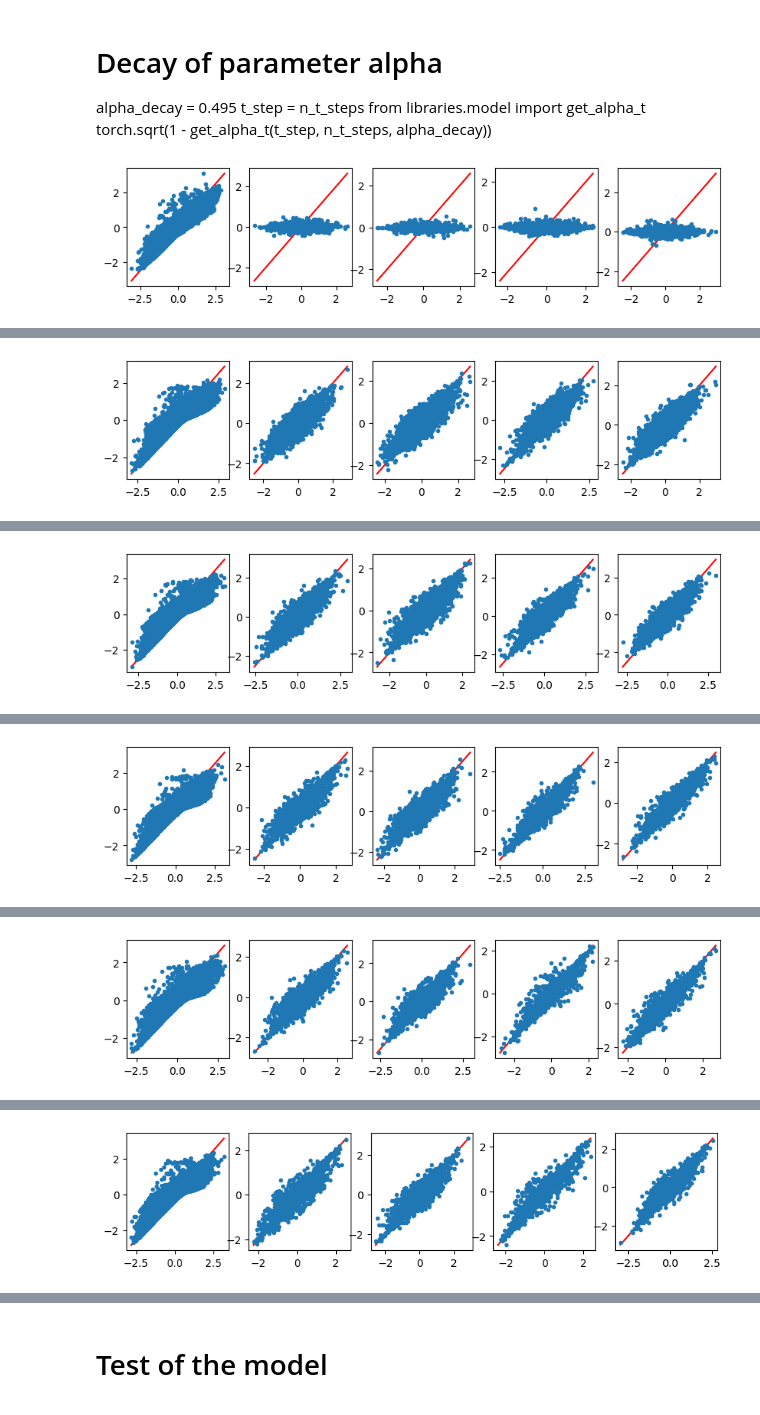
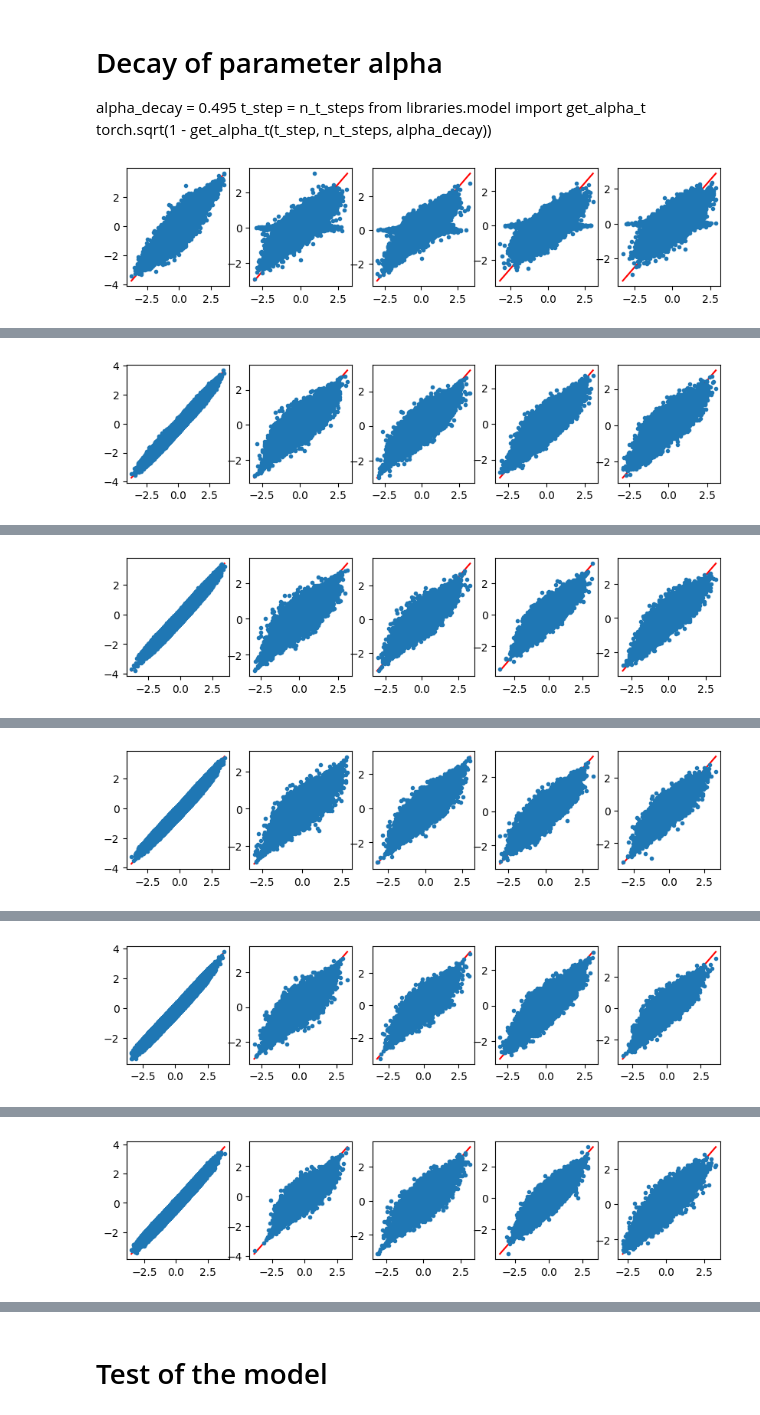
Before and after one commit to CibranLopez/GenerativeModels, a Jupyter notebook: model-training.ipynb, the cells around one changed output, grey strips where cells are left out. Saved outputs shown, nothing was run; the diff lists cells and outputs as text; code cells hidden in the pictures.

```diff
--- a/model-training.ipynb
+++ b/model-training.ipynb
@@ -54,8 +54,8 @@ target_folder
 # %%
 # Machine-learning parameters
-n_epochs      = 2000
+n_epochs      = 100
 batch_size    = 64
-learning_rate = 0.00005
+learning_rate = 0.0001
 patience      = n_epochs
 delta         = 0.2
 check_labels  = False  # Whether to train-test split attending to labels or not
@@ -67,12 +67,12 @@ n_t_steps = 500
 sigma = 0  # Zero for training purposes
 
 # Decay of parameter alpha
-noise_contribution = 0.05
+noise_contribution = 0.1
 alpha_decay = 0.5 * (1 - noise_contribution**2)
 
 # Dropouts for node and edge models (independent of each other)
-dropout_node = 0
-dropout_edge = 0
+dropout_node = 0.1
+dropout_edge = 0.1
 
 # Create and save as a dictionary
 model_parameters = {
@@ -394,8 +394,8 @@ for epoch in range(n_epochs):
 
             # Calculate the losses for node features and edge attributes
             node_losses, edge_loss = get_graph_losses(e_batch_t, pred_epsilon_t)
-            node_losses = [loss * 100 for loss in node_losses]
-            edge_loss  *= 100
+            #node_losses = [loss * 100 for loss in node_losses]
+            #edge_loss  *= 100
 
             # Combine losses for each attribute tensors
             node_loss = torch.stack(node_losses).sum()
@@ -439,31 +439,31 @@ for epoch in range(n_epochs):
             prediction_item   = np.concatenate(prediction[item])
 
             stack = np.concatenate([ground_truth_item, prediction_item])
 
             _min_ = np.min(stack)
             _max_ = np.max(stack)
 
             ax[idx].plot([_min_, _max_], [_min_, _max_], '-r')
             ax[idx].plot(ground_truth_item, prediction_item, '.')
         plt.show()
 
         # Compute the average train loss over n_t_steps
         node_loss_cum /= (n_t_steps * len(train_loader))
         edge_loss_cum /= (n_t_steps * len(train_loader))
 
         # Append average losses
         node_train_losses.append(node_loss_cum)
         edge_train_losses.append(edge_loss_cum)
 
         # Check early stopping criteria
         node_early_stopping(node_loss_cum.sum(), node_model)
         edge_early_stopping(edge_loss_cum,       edge_model)
 
         if node_early_stopping.early_stop and edge_early_stopping.early_stop:
             print('Early stopping')
             break
 
         print_node_loss = ' '.join([f'{node_loss:.4f}' for node_loss in node_loss_cum])
         print(f'Epoch: {epoch+1}, edge loss: {edge_loss_cum:.4f}, node loss: {print_node_loss}')
 # %% [output]
-[figure, old version]
+[figure, new version]
@@ -471 +471 @@ Epoch: 1, edge loss: 11.7430, node loss: 28.4243 28.2639 26.0835 27.2881
-[figure, old version]
+[figure, new version]
@@ -473 +473 @@ Epoch: 2, edge loss: 10.7554, node loss: 10.4566 11.0722 7.8362 8.1429
-[figure, old version]
+[figure, new version]
@@ -475 +475 @@ Epoch: 3, edge loss: 10.6629, node loss: 7.7328 8.2174 5.2992 5.5897
-[figure, old version]
+[figure, new version]
@@ -477 +477 @@ Epoch: 4, edge loss: 10.6379, node loss: 6.0618 6.4573 3.8519 4.0902
-[figure, old version]
+[figure, new version]
@@ -479 +479 @@ Epoch: 5, edge loss: 10.6420, node loss: 5.2857 5.6187 3.3318 3.5498
-[figure, old version]
+[figure, new version]
```
Also changed, not shown: parts of 4 cells of this notebook, 3 other files.
